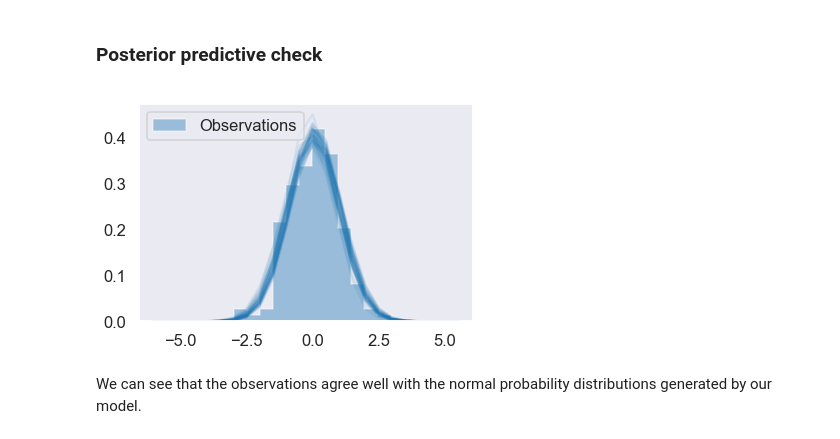
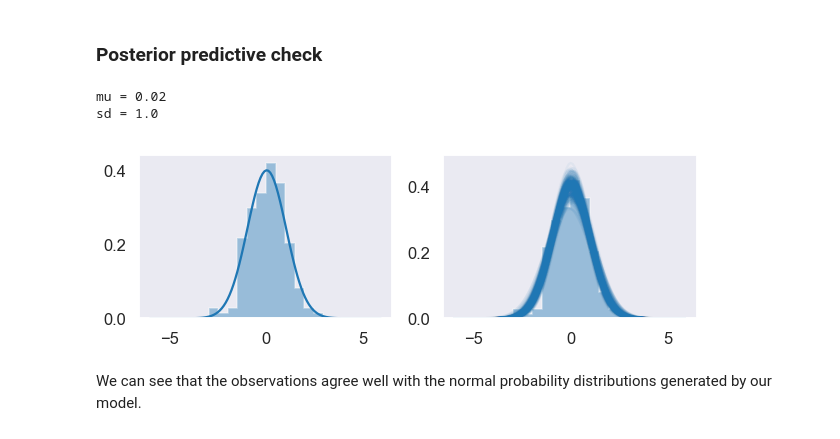
Before and after one commit to JackCaster/Intro_to_PyMC3, a Jupyter notebook: notebooks/00 - Model a normal distribution.ipynb, the cells around one changed output. Drawn from its saved outputs; the diff is of its cells as text; code cells hidden in the pictures.

```diff
--- a/notebooks/00 - Model a normal distribution.ipynb
+++ b/notebooks/00 - Model a normal distribution.ipynb
@@ -84,7 +84,7 @@ pm.model_to_graphviz(model)
 ### Sample from the model
 # %%
 with model:
-    trace = pm.sample(draws=SAMPLES+BURNIN, tune=TUNE, chains=4, cores=4, random_seed=SEED)
+    trace = pm.sample(draws=SAMPLES+BURNIN, tune=TUNE, chains=4, cores=1, random_seed=SEED)
 
 # discard burnin samples
 trace = trace[BURNIN:]
@@ -110,19 +110,26 @@ pm.summary(trace).round(2)
 # %% [markdown]
 ### Posterior predictive check
 # %%
-fig, ax = plt.subplots()
+fig, ax = plt.subplots(1, 2, figsize=(10, 3))
 
-THIN = 100
-X = np.arange(-6, 6, 0.5)
+THIN = 10
+X = np.arange(-6, 6, 0.1)
 
-sns.distplot(Y, norm_hist=True, kde=False, label='Observations', hist_kws={'histtype':'stepfilled'})
+# Plot mean of the estimation
+sns.distplot(Y, norm_hist=True, kde=False, label='Observations', hist_kws={'histtype':'stepfilled'}, ax=ax[0])
+ax[0].plot(X, st.norm.pdf(x=X, loc=trace['mu'].mean(), scale=trace['sd'].mean()), alpha=1, color=sns.color_palette()[0])
+print(f"mu = {trace['mu'].mean().round(2)}")
+print(f"sd = {trace['sd'].mean().round(2)}")
+
+# Plot smattering of curves
+sns.distplot(Y, norm_hist=True, kde=False, label='Observations', hist_kws={'histtype':'stepfilled'}, ax=ax[1])
 
 for mu, sd in zip(trace['mu'][::THIN], trace['sd'][::THIN]):
-    ax.plot(X, st.norm.pdf(x=X, loc=mu, scale=sd), alpha=0.1, color=sns.color_palette()[0])
-
-plt.legend();
+    ax[1].plot(X, st.norm.pdf(x=X, loc=mu, scale=sd), alpha=0.05, color=sns.color_palette()[0])
 # %% [output]
+mu = 0.02
+sd = 1.0
-[figure, old version]
+[figure, new version]
 # %% [markdown]
 We can see that the observations agree well with the normal probability distributions generated by our model.
 # %% [markdown]
```
Also changed, not shown: parts of 2 cells of this notebook.
